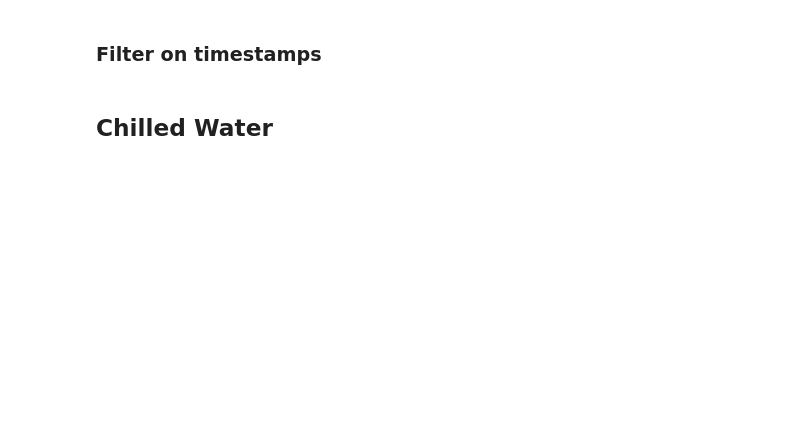
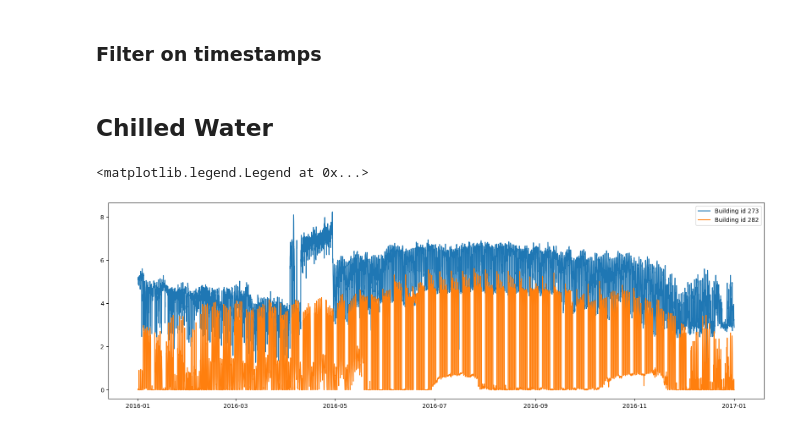
Before and after one commit to lmalms/sequence-learners, a Jupyter notebook: ashrae/ashrae-outlier-removal.ipynb, the cells around one changed output. Drawn from its saved outputs; the diff is of its cells as text; code cells hidden in the pictures; blank space fills up the shorter version.

```diff
--- a/ashrae/ashrae-outlier-removal.ipynb
+++ b/ashrae/ashrae-outlier-removal.ipynb
@@ -139,20 +142,23 @@ readings_after = filter_electricity_data(readings_df, to_keep_electricity)
 # %%
 # meter_id: type -> {0: electricity, 1: chilledwater, 2: steam, 3: hotwater}
 
 meter_id = 1
 start_id = 1410
-building_ids = list(range(start_id, start_id + 5))
-# building_ids = [273, 282]
+building_ids = [273, 282]
 
 df = readings_df[(readings_df["building_id"].isin(building_ids)) & (readings_df["meter_id"] == meter_id)]
 
 fig, ax = plt.subplots(1, 1, figsize=(20, 6))
 for b_id in building_ids:
     b_df = df[df["building_id"] == b_id]
     ax.plot(
         b_df["timestamp"].values,
         b_df["ln_meter_reading"].values,
         label=f"Building id {b_id}",
     )
 
 ax.legend()
+fig.tight_layout();
+# %% [output]
+<matplotlib.legend.Legend at 0x...>
+[figure, added]
```
Also changed, not shown: parts of 6 cells of this notebook.
